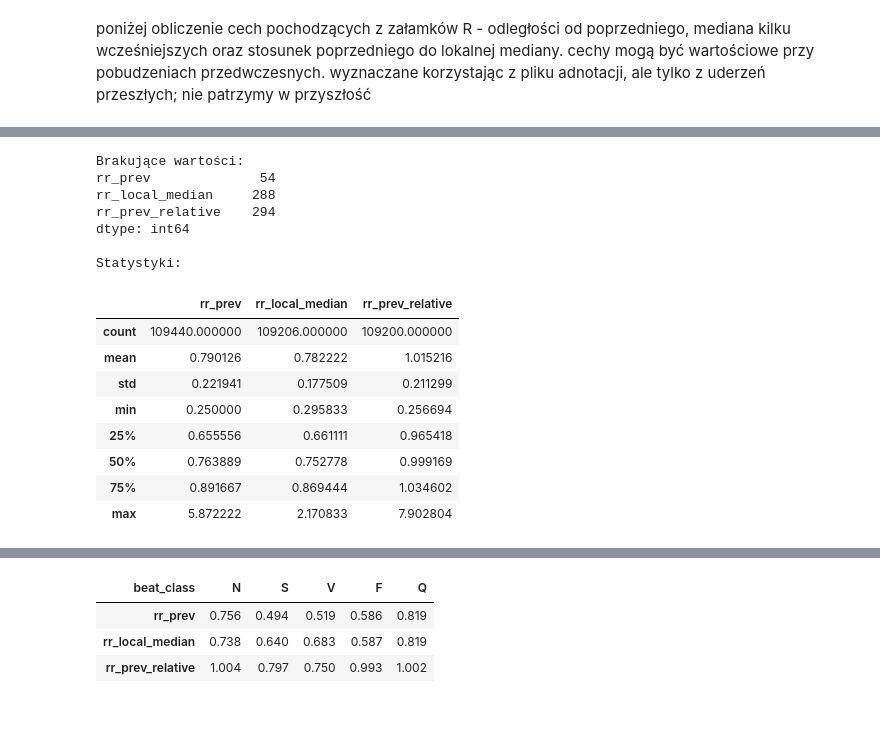
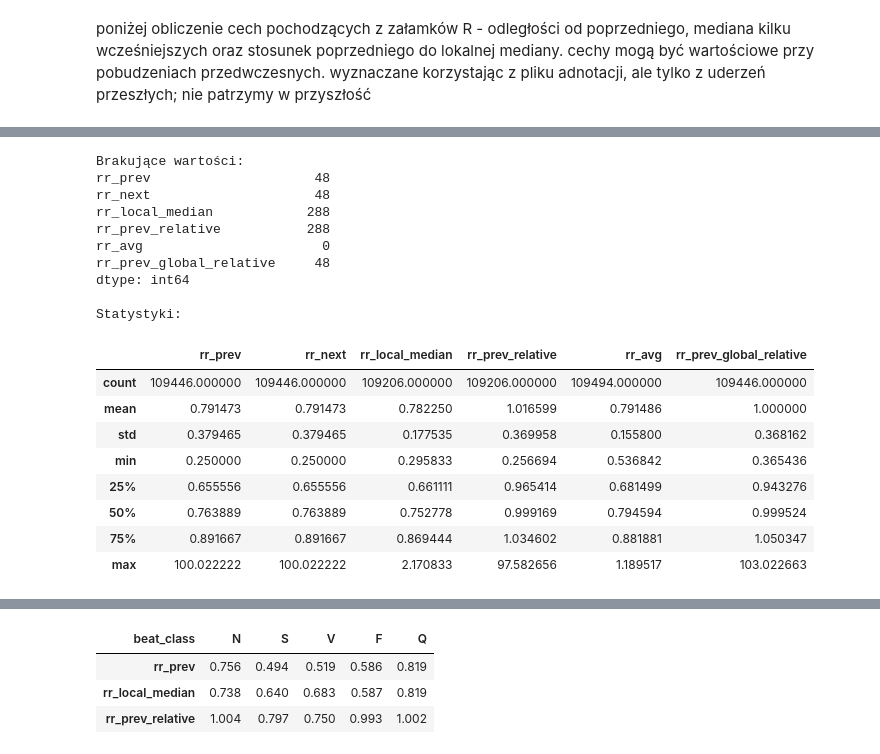
Before and after one commit to spoiler48/ecg-anomalies, a Jupyter notebook: notebooks/06_feature_extraction.ipynb, the cells around one changed output, grey strips where cells are left out. Drawn from its saved outputs; the diff is of its cells as text; code cells hidden in the pictures; blank space fills up the shorter version.

```diff
--- a/notebooks/06_feature_extraction.ipynb
+++ b/notebooks/06_feature_extraction.ipynb
@@ -291,35 +291,13 @@ def calculate_rr_features(record_id):
         prepend=np.nan
     ) / FS
 
-    # Znaczniki epizodów trzepotania/migotania komór
-    flutter_samples = np.sort(
-        all_annotations.loc[
-            all_annotations['Type'].isin(['[', '!', ']']),
-            'Sample #'
-        ].to_numpy()
-    )
+    annotations['rr_prev'] = rr_prev
 
-    if len(flutter_samples) > 0:
+    annotations['rr_next'] = annotations['rr_prev'].shift(-1)
 
-        prev_samples = np.r_[
-            np.nan, samples[:-1]
-        ]
+    annotations['rr_avg'] = annotations['rr_prev'].mean()
 
-        marker_count = (
-            np.searchsorted(
-                flutter_samples, samples, side='left'
-            )
-            -
-            np.searchsorted(
-                flutter_samples,
-                np.nan_to_num(prev_samples, nan=-1),
-                side='right'
-            )
-        )
-
-        rr_prev[marker_count > 0] = np.nan
-
-    annotations['rr_prev'] = rr_prev
+    annotations['rr_prev_global_relative'] = annotations['rr_prev'] / annotations['rr_avg']
 
     # Mediana maksymalnie 10 wcześniejszych RR
     annotations['rr_local_median'] = (
@@ -334,6 +312,10 @@ def calculate_rr_features(record_id):
         .where(lambda x: x > 0)
     )
 
+    rr_prev[
+            (rr_prev < 0.3) | (rr_prev > 2.0)
+        ] = np.nan
+
     # Względny odstęp RR
     annotations['rr_prev_relative'] = (
         annotations['rr_prev']
@@ -344,8 +326,11 @@ def calculate_rr_features(record_id):
         [
             'Sample #',
             'rr_prev',
+            'rr_next',
             'rr_local_median',
-            'rr_prev_relative'
+            'rr_prev_relative',
+            'rr_avg',
+            'rr_prev_global_relative'
         ]
     ].rename(columns={
         'Sample #': 'annotation_sample'
@@ -392,40 +377,46 @@ Liczba wierszy RR: 109494
 # %%
 rr_columns = [
     'rr_prev',
+    'rr_next',
     'rr_local_median',
-    'rr_prev_relative'
+    'rr_prev_relative',
+    'rr_avg',
+    'rr_prev_global_relative'
 ]
 
 print('Brakujące wartości:')
 print(rr_df[rr_columns].isna().sum())
 
 print('\nStatystyki:')
 display(rr_df[rr_columns].describe())
 
 assert (rr_df['rr_prev'].dropna() > 0).all()
 assert (rr_df['rr_local_median'].dropna() > 0).all()
 
 assert not rr_df.duplicated(
     ['record_id', 'annotation_sample']
 ).any()
 
 assert np.isfinite(
     rr_df[rr_columns].dropna().to_numpy()
 ).all()
 # %% [output]
 Brakujące wartości:
-rr_prev              54
-rr_local_median     288
-rr_prev_relative    294
+rr_prev                     48
+rr_next                     48
+rr_local_median            288
+rr_prev_relative           288
+rr_avg                       0
+rr_prev_global_relative     48
 dtype: int64
 
 Statystyki:
-|  | rr_prev | rr_local_median | rr_prev_relative |
-| count | 109440.000000 | 109206.000000 | 109200.000000 |
-| mean | 0.790126 | 0.782222 | 1.015216 |
-| std | 0.221941 | 0.177509 | 0.211299 |
-| min | 0.250000 | 0.295833 | 0.256694 |
-| 25% | 0.655556 | 0.661111 | 0.965418 |
-| 50% | 0.763889 | 0.752778 | 0.999169 |
-| 75% | 0.891667 | 0.869444 | 1.034602 |
-| max | 5.872222 | 2.170833 | 7.902804 |
+|  | rr_prev | rr_next | rr_local_median | rr_prev_relative | rr_avg | rr_prev_global_relative |
+| count | 109446.000000 | 109446.000000 | 109206.000000 | 109206.000000 | 109494.000000 | 109446.000000 |
+| mean | 0.791473 | 0.791473 | 0.782250 | 1.016599 | 0.791486 | 1.000000 |
+| std | 0.379465 | 0.379465 | 0.177535 | 0.369958 | 0.155800 | 0.368162 |
+| min | 0.250000 | 0.250000 | 0.295833 | 0.256694 | 0.536842 | 0.365436 |
+| 25% | 0.655556 | 0.655556 | 0.661111 | 0.965414 | 0.681499 | 0.943276 |
+| 50% | 0.763889 | 0.763889 | 0.752778 | 0.999169 | 0.794594 | 0.999524 |
+| 75% | 0.891667 | 0.891667 | 0.869444 | 1.034602 | 0.881881 | 1.050347 |
+| max | 100.022222 | 100.022222 | 2.170833 | 97.582656 | 1.189517 | 103.022663 |
```
Also changed, not shown: parts of 21 cells of this notebook, 3 other files.
